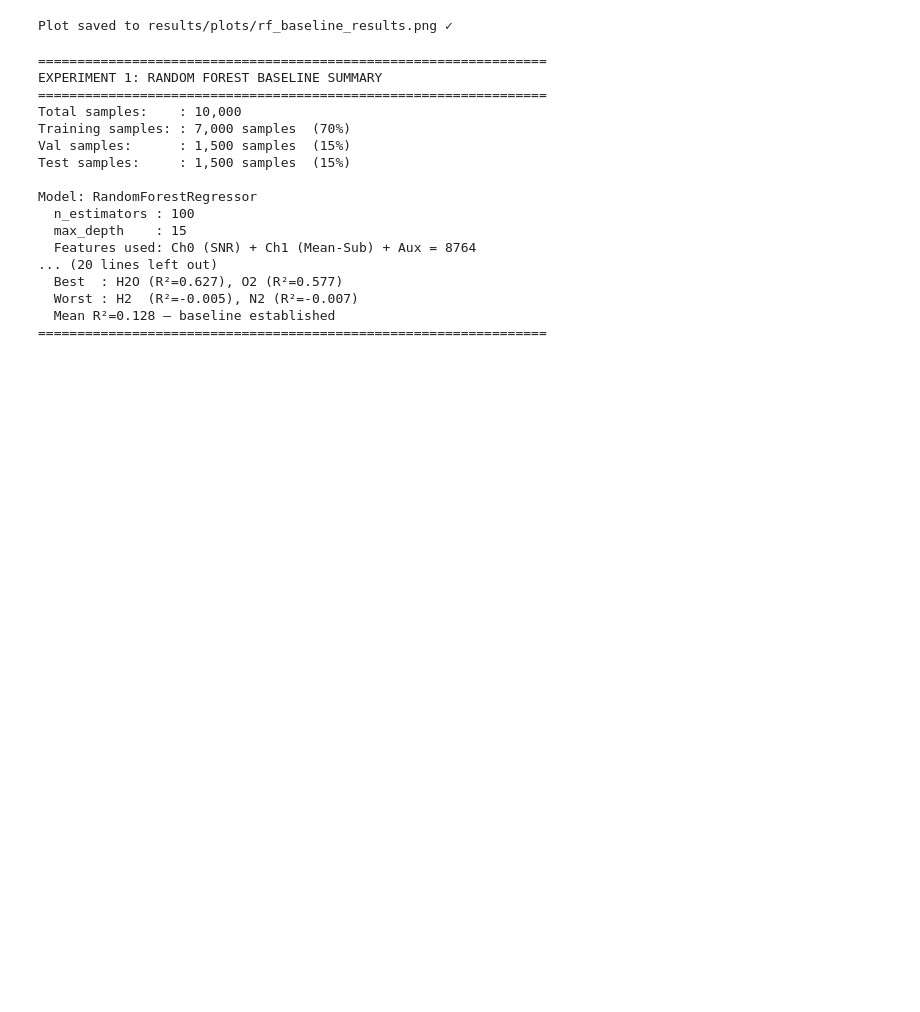
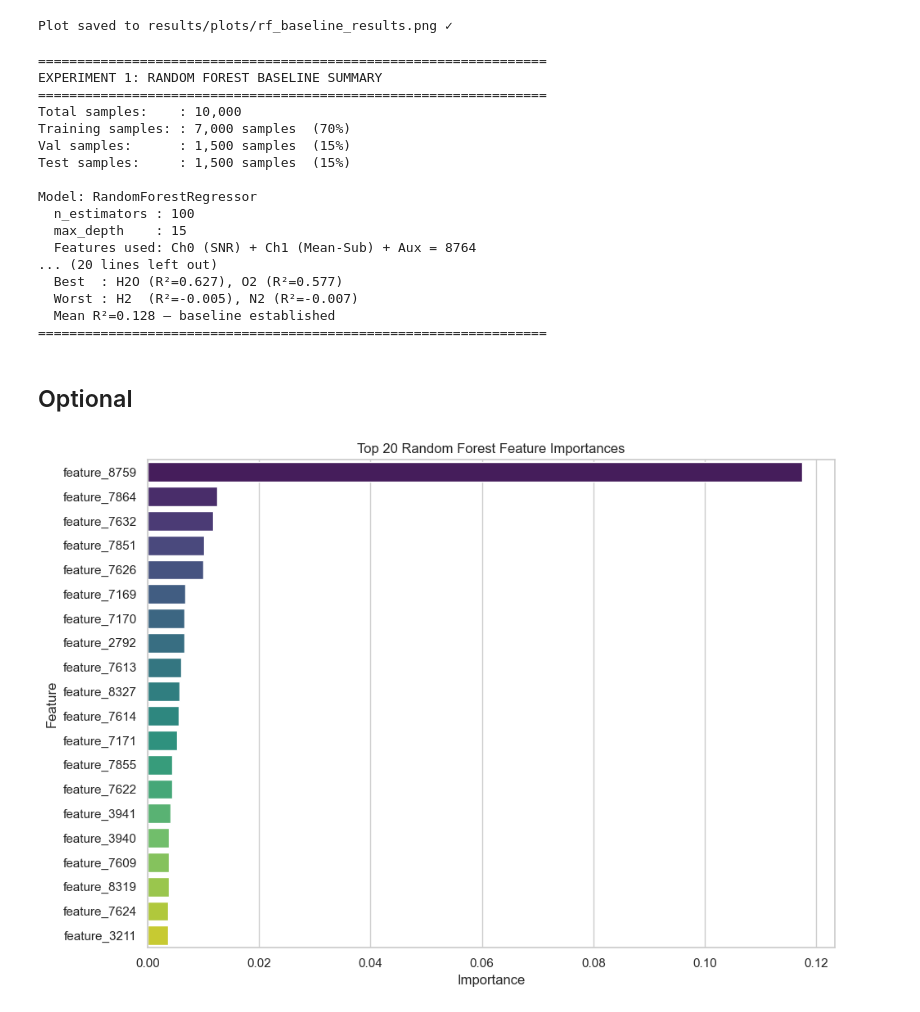
Before and after one commit to bshind87/inara-atmospheric-composition, a Jupyter notebook: notebooks/02_random_forest_baseline.ipynb, the cells around one changed output. Drawn from its saved outputs; the diff is of its cells as text; code cells hidden in the pictures; blank space fills up the shorter version.

```diff
--- a/notebooks/02_random_forest_baseline.ipynb
+++ b/notebooks/02_random_forest_baseline.ipynb
@@ -325,3 +329,37 @@ Model: RandomForestRegressor
   Worst : H2  (R²=-0.005), N2 (R²=-0.007)
   Mean R²=0.128 — baseline established
 =================================================================
+# %% [markdown]
+## Optional
+# %%
+import numpy as np
+import pandas as pd
+import matplotlib.pyplot as plt
+import seaborn as sns
+
+from sklearn.tree import plot_tree
+
+sns.set(style="whitegrid")
+# %%
+# Visualize feature importance from the trained Random Forest
+
+if "rf_model" not in globals():
+    raise RuntimeError("rf_model is not available in the notebook. Train the model first.")
+
+importances = rf_model.feature_importances_
+
+feature_names = [f"feature_{i}" for i in range(len(importances))]
+feat_df = pd.DataFrame({
+    "feature": feature_names,
+    "importance": importances
+}).sort_values("importance", ascending=False)
+
+plt.figure(figsize=(10, 7))
+sns.barplot(data=feat_df.head(20), x="importance", y="feature", palette="viridis")
+plt.title("Top 20 Random Forest Feature Importances")
+plt.xlabel("Importance")
+plt.ylabel("Feature")
+plt.tight_layout()
+plt.show()
+# %% [output]
+[figure, added]
```
Also changed, not shown: parts of 5 cells of this notebook, 1 other file.
